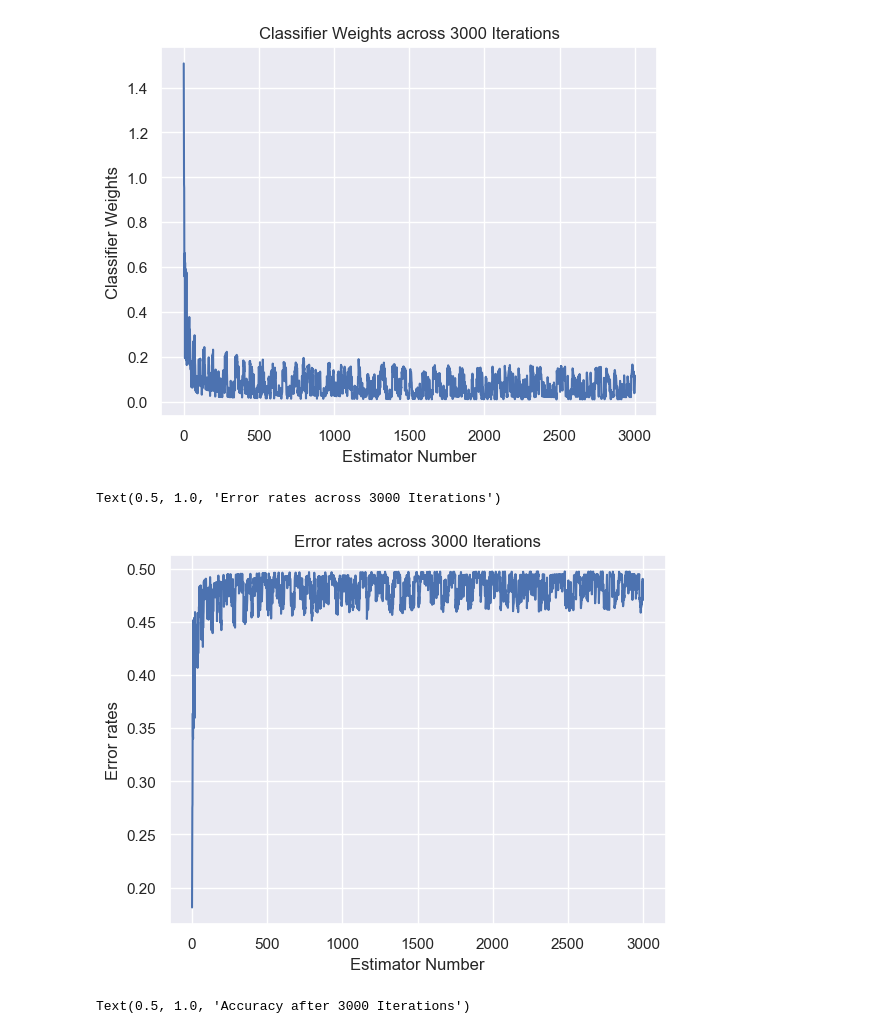
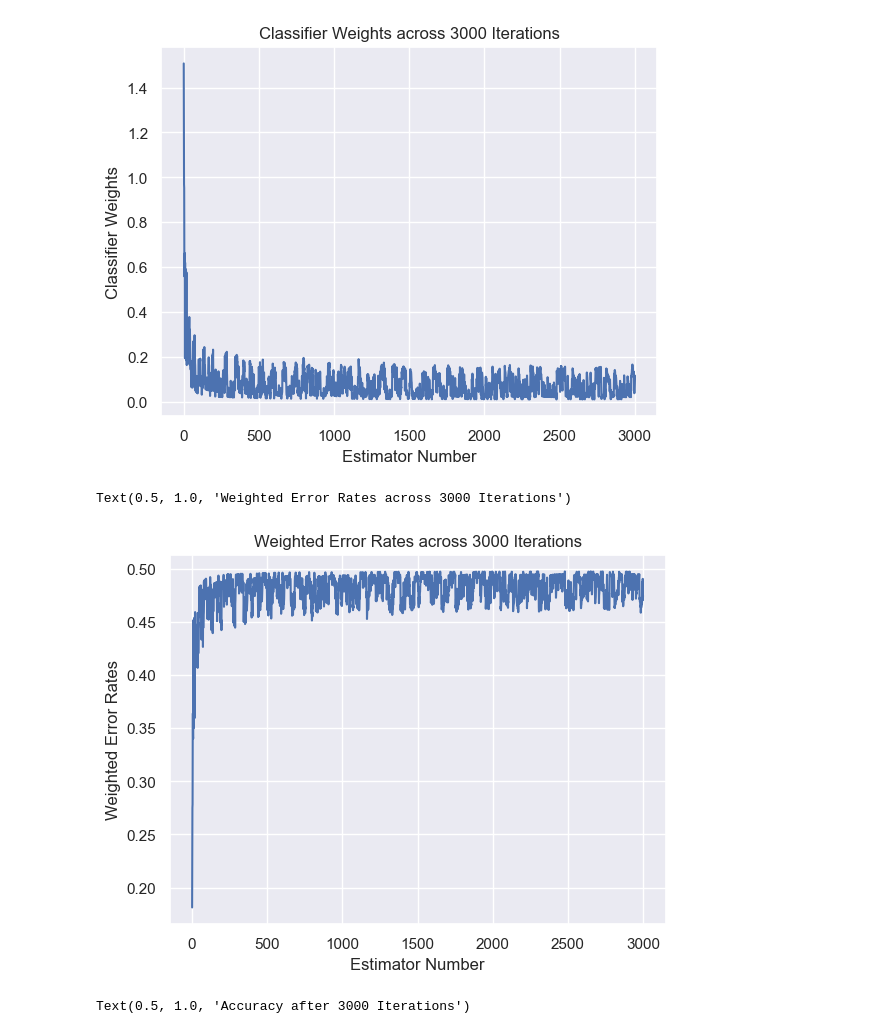
Before and after one commit to bishyboi/IntroToDataScience, a Jupyter notebook: A4/a4.ipynb, the cells around one changed output. Cells and saved outputs as stored; diff of their text form; code cells hidden in the pictures.

```diff
--- a/A4/a4.ipynb
+++ b/A4/a4.ipynb
@@ -362,13 +370,13 @@ Text(0.5, 1.0, 'Classifier Weights across 3000 Iterations')
 # %%
 x = np.arange(3000)
 
 sns.lineplot(x = x, y = ada.error_rates)
 plt.xlabel("Estimator Number")
-plt.ylabel("Error rates")
-plt.title("Error rates across 3000 Iterations")
+plt.ylabel("Weighted Error Rates")
+plt.title("Weighted Error Rates across 3000 Iterations")
 # %% [output]
-Text(0.5, 1.0, 'Error rates across 3000 Iterations')
+Text(0.5, 1.0, 'Weighted Error Rates across 3000 Iterations')
-[figure, old version]
+[figure, new version]
 # %%
 x = np.arange(3000)
 scores = 1- scores
```
Also changed, not shown: parts of 10 cells of this notebook, 2 other files.
